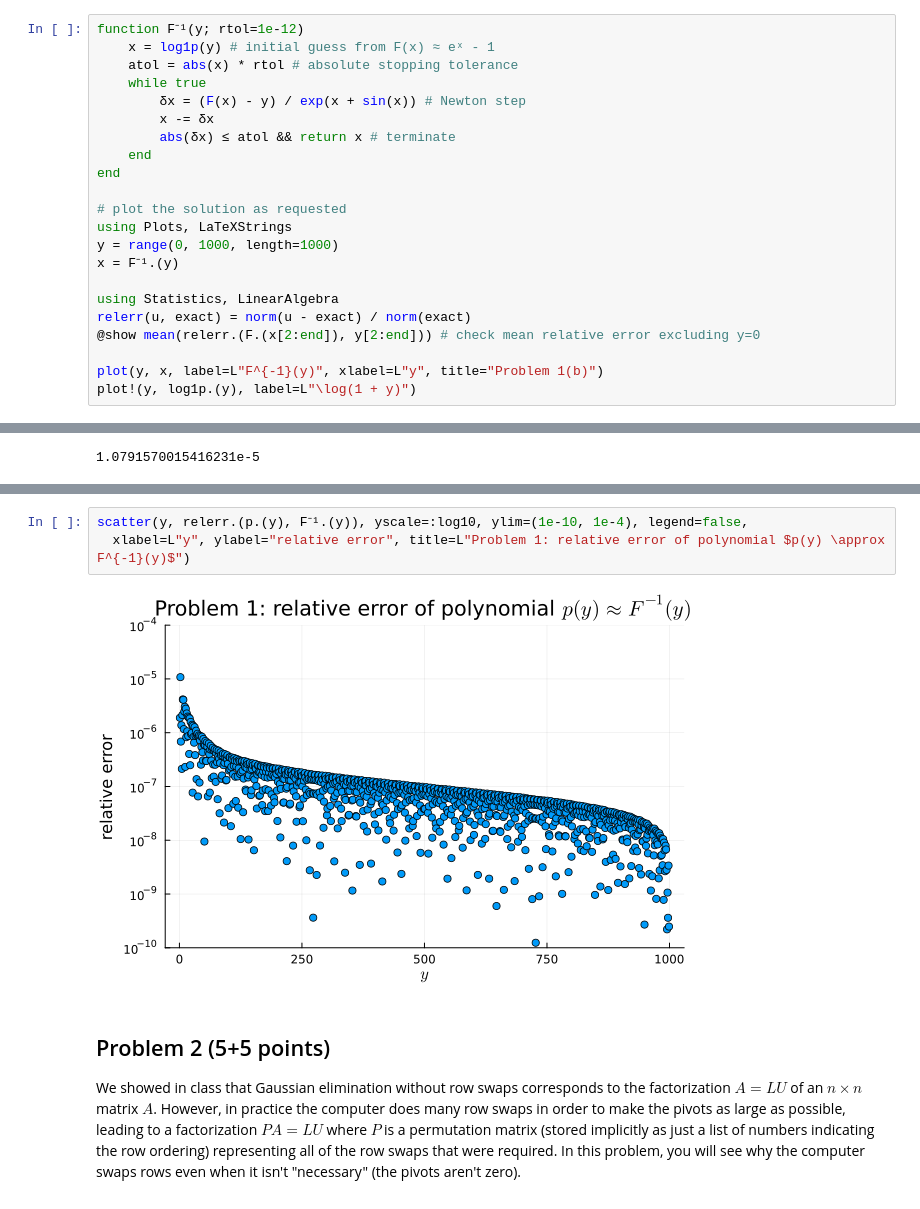
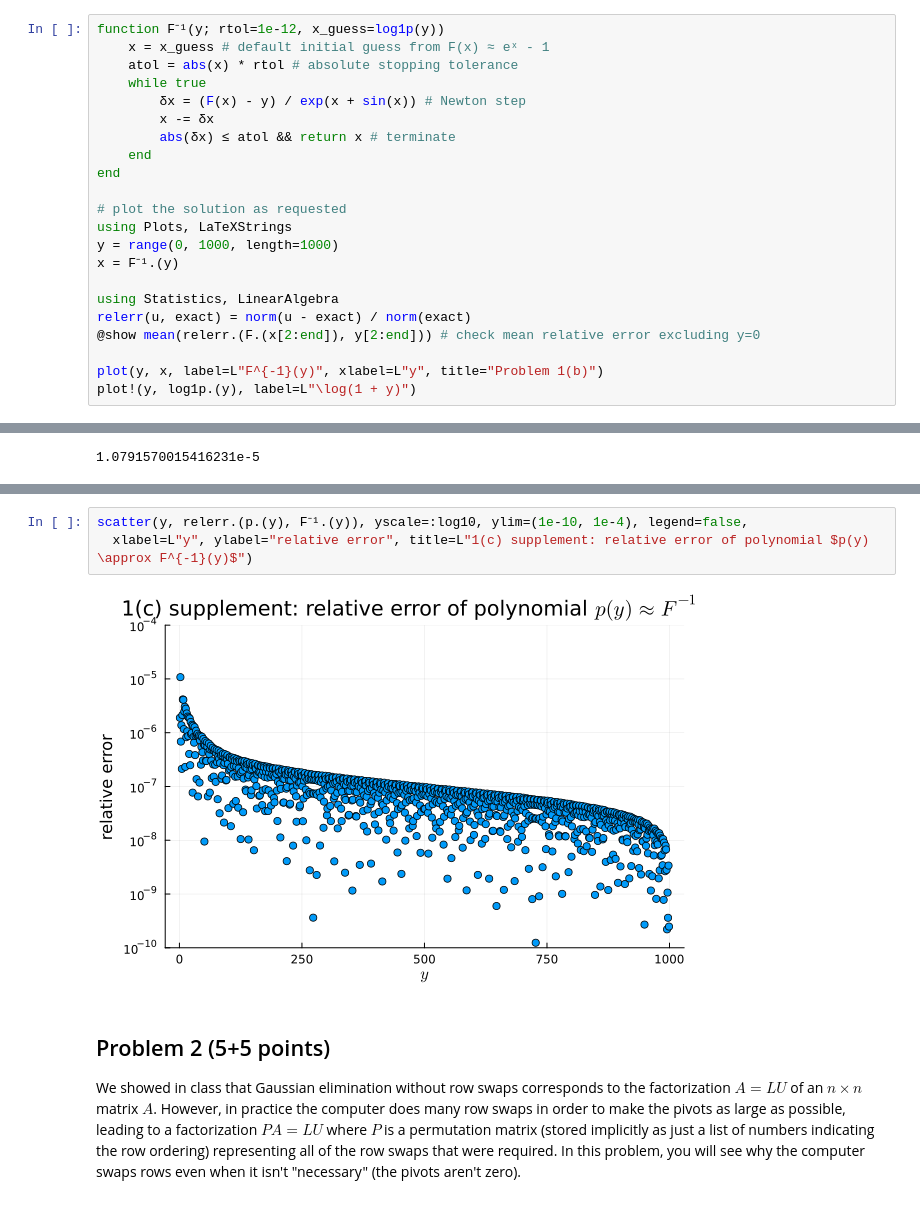
Before and after one commit to mitmath/numerical_hub, a Jupyter notebook: psets/pset4sol.ipynb, the cells around one changed output, grey strips where cells are left out. Cells and saved outputs as stored; diff of their text form.

```diff
--- a/psets/pset4sol.ipynb
+++ b/psets/pset4sol.ipynb
@@ -39,8 +39,8 @@ Now, we will implement the function.
 
 It's good to check that it is working, by verifying that $F(F^{-1}(y) \approx y$, so we will do this too!
 # %%
-function F⁻¹(y; rtol=1e-12)
-    x = log1p(y) # initial guess from F(x) ≈ eˣ - 1
+function F⁻¹(y; rtol=1e-12, x_guess=log1p(y))
+    x = x_guess # default initial guess from F(x) ≈ eˣ - 1
     atol = abs(x) * rtol # absolute stopping tolerance
     while true
         δx = (F(x) - y) / exp(x + sin(x)) # Newton step
@@ -91,8 +121,8 @@ A typical solution to this problem is that, if you are approximating a function
 # %%
 scatter(y, relerr.(p.(y), F⁻¹.(y)), yscale=:log10, ylim=(1e-10, 1e-4), legend=false,
-  xlabel=L"y", ylabel="relative error", title=L"Problem 1: relative error of polynomial $p(y) \approx F^{-1}(y)$")
+  xlabel=L"y", ylabel="relative error", title=L"1(c) supplement: relative error of polynomial $p(y) \approx F^{-1}(y)$")
 # %% [output]
-[figure, old version]
+[figure, new version]
 # %% [markdown]
 ## Problem 2 (5+5 points)
 
```
Also changed, not shown: parts of 8 cells of this notebook.
